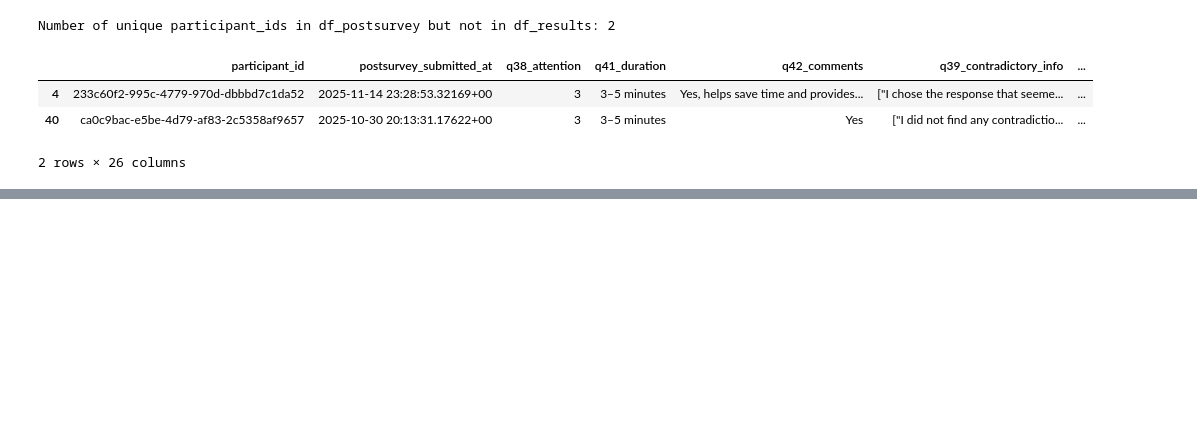
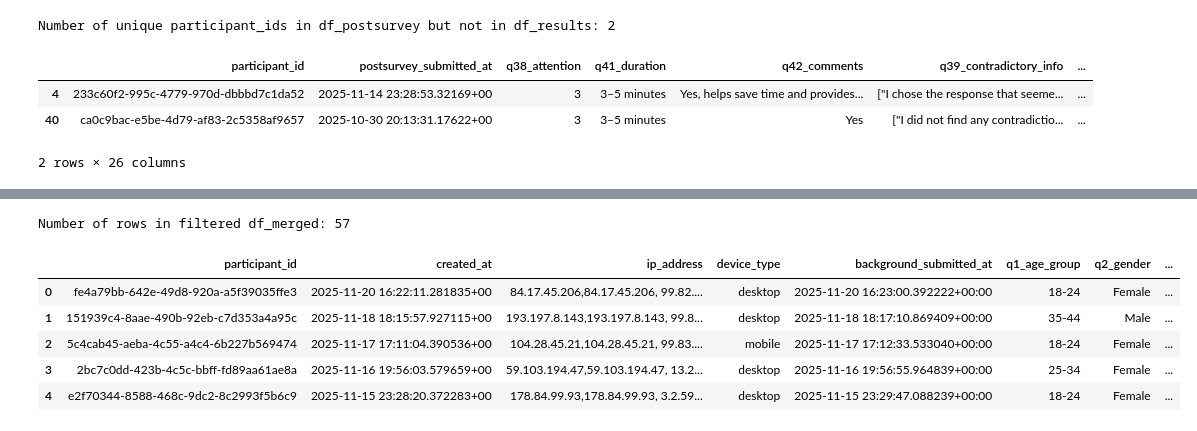
Before and after one commit to kaki1995/Advanced-Project-Study_TUM-GG-Istanbul, a Jupyter notebook: chat_data_processing.ipynb, the cells around one changed output, grey strips where cells are left out. Drawn from its saved outputs; the diff is of its cells as text; code cells hidden in the pictures; blank space fills up the shorter version.

```diff
--- a/chat_data_processing.ipynb
+++ b/chat_data_processing.ipynb
@@ -488,0 +496,18 @@ Number of unique participant_ids in df_postsurvey but not in df_results: 2
+# %%
+# First join df_participant, df_background, and df_instruction using inner join
+df_merged = df_participant.merge(df_background, on='participant_id', how='inner')
+df_merged = df_merged.merge(df_instruction, on='participant_id', how='inner')
+# %%
+# Only keep df_merged rows where participant_id exists in df_logs
+logs_ids = set(df_logs['participant_id'])
+df_merged = df_merged[df_merged['participant_id'].isin(logs_ids)]
+print(f"Number of rows in filtered df_merged: {len(df_merged)}")
+df_merged.head()
+# %% [output]
+Number of rows in filtered df_merged: 57
+|  | participant_id | created_at | ip_address | device_type | background_submitted_at | q1_age_group | q2_gender | ... |
+| 0 | fe4a79bb-642e-49d8-920a-a5f39035ffe3 | 2025-11-20 16:22:11.281835+00 | 84.17.45.206,84.17.45.206, 99.82.... | desktop | 2025-11-20 16:23:00.392222+00:00 | 18-24 | Female | ... |
+| 1 | 151939c4-8aae-490b-92eb-c7d353a4a95c | 2025-11-18 18:15:57.927115+00 | 193.197.8.143,193.197.8.143, 99.8... | desktop | 2025-11-18 18:17:10.869409+00:00 | 35-44 | Male | ... |
+| 2 | 5c4cab45-aeba-4c55-a4c4-6b227b569474 | 2025-11-17 17:11:04.390536+00 | 104.28.45.21,104.28.45.21, 99.83.... | mobile | 2025-11-17 17:12:33.533040+00:00 | 18-24 | Female | ... |
+| 3 | 2bc7c0dd-423b-4c5c-bbff-fd89aa61ae8a | 2025-11-16 19:56:03.579659+00 | 59.103.194.47,59.103.194.47, 13.2... | desktop | 2025-11-16 19:56:55.964839+00:00 | 25-34 | Female | ... |
+| 4 | e2f70344-8588-468c-9dc2-8c2993f5b6c9 | 2025-11-15 23:28:20.372283+00 | 178.84.99.93,178.84.99.93, 3.2.59... | desktop | 2025-11-15 23:29:47.088239+00:00 | 18-24 | Female | ... |
```
Also changed, not shown: parts of 11 cells of this notebook.
